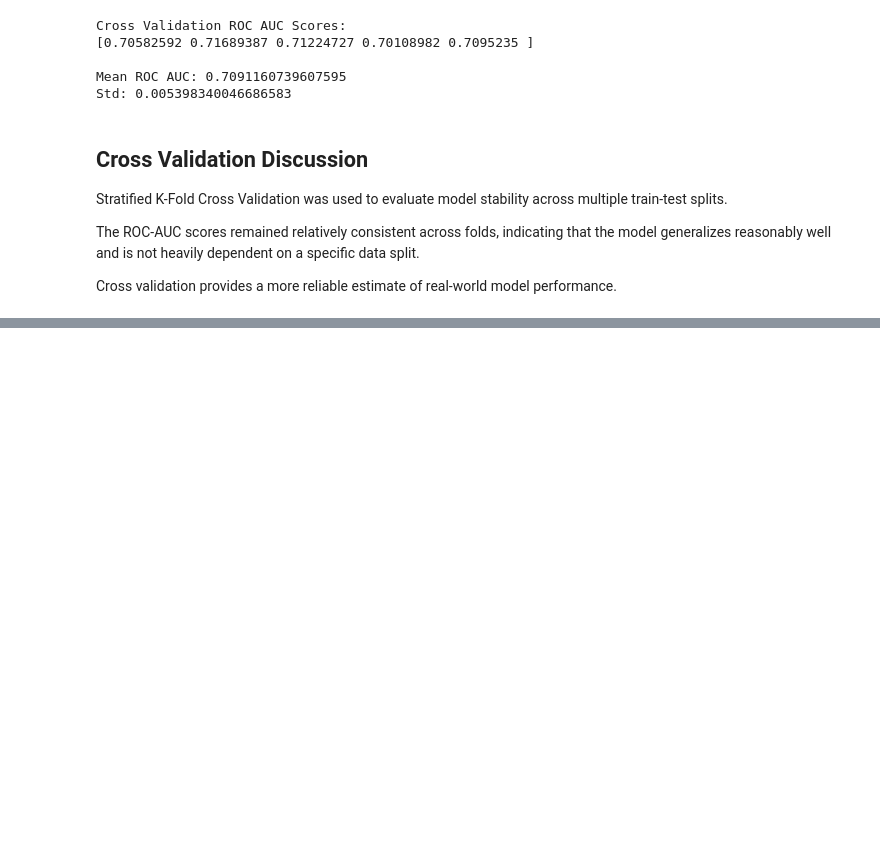
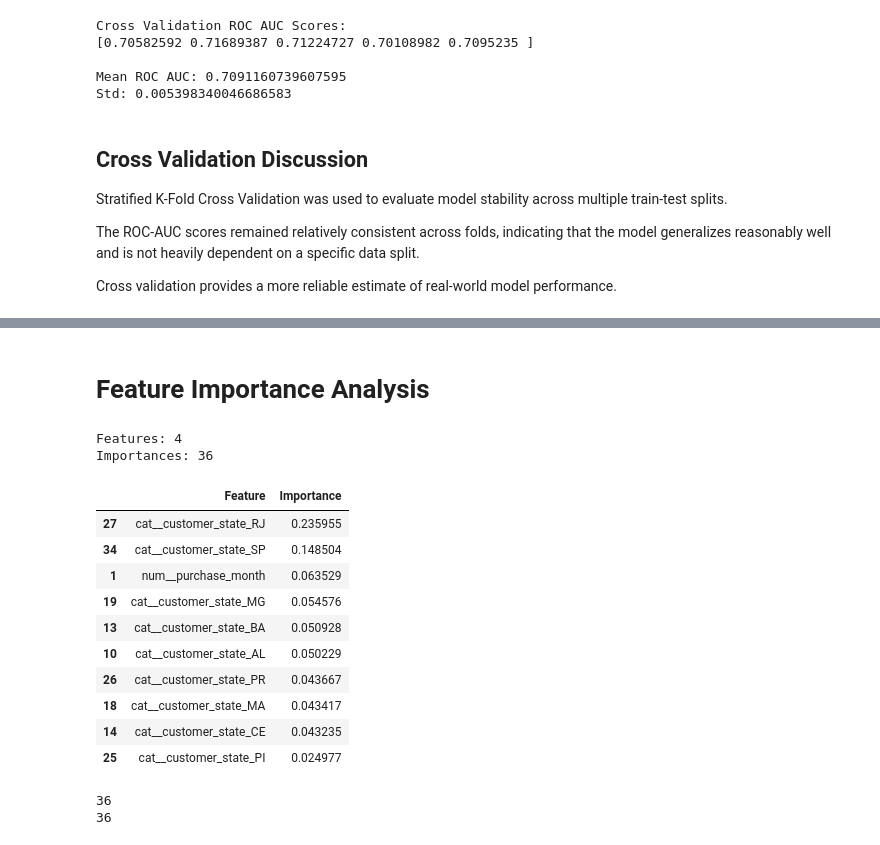
Before and after one commit to gopalsharma43/aiml-crash-gopal, a Jupyter notebook: Day14-Phase2-Project/order_delay_intelligence.ipynb, the cells around one changed output, grey strips where cells are left out. Saved outputs shown, nothing was run; the diff lists cells and outputs as text; code cells hidden in the pictures; blank space fills up the shorter version.

```diff
--- a/Day14-Phase2-Project/order_delay_intelligence.ipynb
+++ b/Day14-Phase2-Project/order_delay_intelligence.ipynb
@@ -1266,0 +1271,13 @@ Cross validation provides a more reliable estimate of real-world model performan
+# %%
+param_grid = {
+    "model__max_depth": [3, 5],
+    "model__n_estimators": [100, 200]
+}
+# %%
+grid_search = GridSearchCV(
+    estimator=xgb_pipeline,
+    param_grid=param_grid,
+    cv=3,
+    scoring="roc_auc",
+    n_jobs=-1
+)
@@ -1266,0 +1347,48 @@ Cross validation provides a more reliable estimate of real-world model performan
+# %% [markdown]
+# Feature Importance Analysis
+# %%
+print("Features:", len(feature_names))
+print("Importances:", len(importance))
+# %% [output]
+Features: 4
+Importances: 36
+# %%
+feature_names = (
+    best_model.named_steps["preprocessor"]
+    .get_feature_names_out()
+)
+
+importance = (
+    best_model.named_steps["model"]
+    .feature_importances_
+)
+
+feature_importance = pd.DataFrame({
+    "Feature": feature_names,
+    "Importance": importance
+})
+
+feature_importance = feature_importance.sort_values(
+    by="Importance",
+    ascending=False
+)
+
+feature_importance.head(10)
+# %% [output]
+|  | Feature | Importance |
+| 27 | cat__customer_state_RJ | 0.235955 |
+| 34 | cat__customer_state_SP | 0.148504 |
+| 1 | num__purchase_month | 0.063529 |
+| 19 | cat__customer_state_MG | 0.054576 |
+| 13 | cat__customer_state_BA | 0.050928 |
+| 10 | cat__customer_state_AL | 0.050229 |
+| 26 | cat__customer_state_PR | 0.043667 |
+| 18 | cat__customer_state_MA | 0.043417 |
+| 14 | cat__customer_state_CE | 0.043235 |
+| 25 | cat__customer_state_PI | 0.024977 |
+# %%
+print(len(feature_names))
+print(len(importance))
+# %% [output]
+36
+36
```
Also changed, not shown: parts of 14 cells of this notebook.
